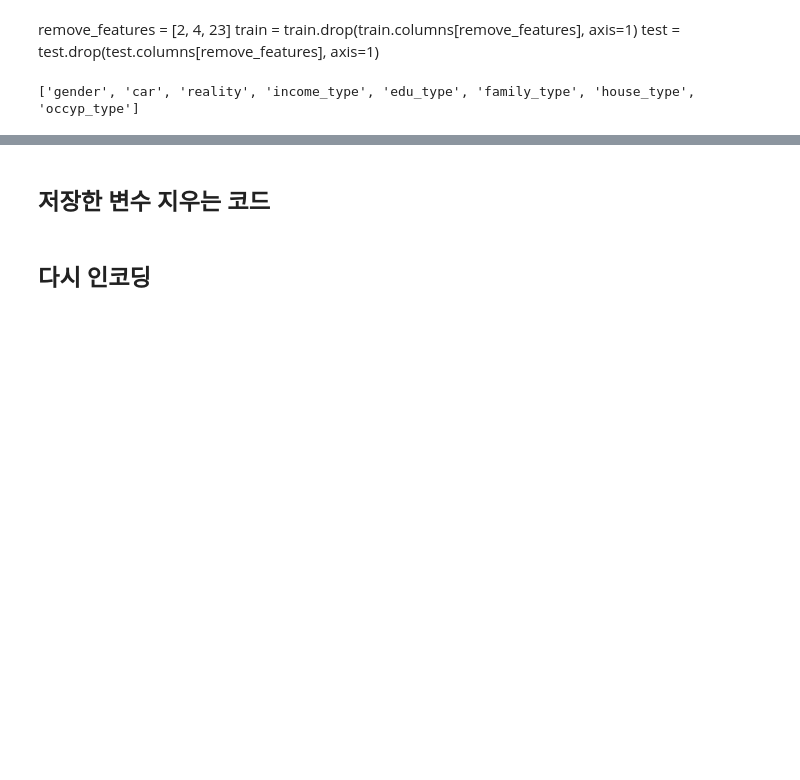
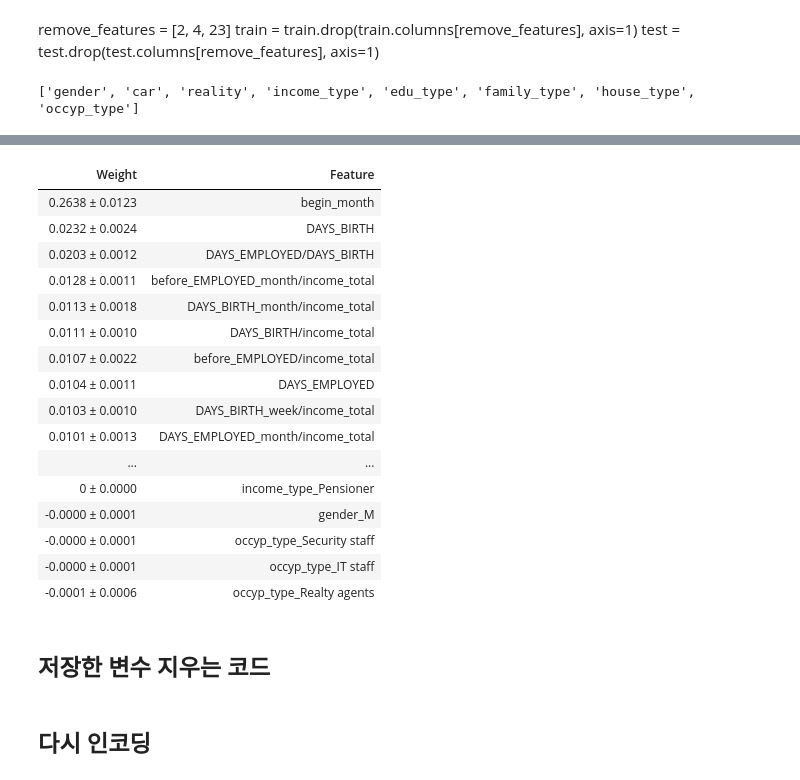
Before and after one commit to AIdward/predict-card-delay-users, a Jupyter notebook: 0516.ipynb, the cells around one changed output, grey strips where cells are left out. Drawn from its saved outputs; the diff is of its cells as text; code cells hidden in the pictures; blank space fills up the shorter version.

```diff
--- a/0516.ipynb
+++ b/0516.ipynb
@@ -152,3 +199,32 @@ test_x = test_noh.copy()
+# %%
+import eli5
+from eli5.sklearn import PermutationImportance
+
+train_X, val_X, train_y, val_y = train_test_split(train_x, train_y, stratify=train_y, random_state=10086)
+clf=LGBMClassifier()
+clf.fit(train_X, train_y)
+y_pred=clf.predict_proba(val_X)
+
+perm = PermutationImportance(clf, scoring='neg_log_loss', random_state=10086).fit(val_X, val_y)
+eli5.show_weights(perm, top = 80, feature_names = val_X.columns.tolist())
+# %% [output]
+| Weight | Feature |
+| 0.2638 ± 0.0123 | begin_month |
+| 0.0232 ± 0.0024 | DAYS_BIRTH |
+| 0.0203 ± 0.0012 | DAYS_EMPLOYED/DAYS_BIRTH |
+| 0.0128 ± 0.0011 | before_EMPLOYED_month/income_total |
+| 0.0113 ± 0.0018 | DAYS_BIRTH_month/income_total |
+| 0.0111 ± 0.0010 | DAYS_BIRTH/income_total |
+| 0.0107 ± 0.0022 | before_EMPLOYED/income_total |
+| 0.0104 ± 0.0011 | DAYS_EMPLOYED |
+| 0.0103 ± 0.0010 | DAYS_BIRTH_week/income_total |
+| 0.0101 ± 0.0013 | DAYS_EMPLOYED_month/income_total |
+| ... | ... |
+| 0 ± 0.0000 | income_type_Pensioner |
+| -0.0000 ± 0.0001 | gender_M |
+| -0.0000 ± 0.0001 | occyp_type_Security staff |
+| -0.0000 ± 0.0001 | occyp_type_IT staff |
+| -0.0001 ± 0.0006 | occyp_type_Realty agents |
 # %%
 # kfold = StratifiedKFold(n_splits=5, shuffle=True, random_state=0)
 # cv = np.zeros((train_x.shape[0], 3))
```
Also changed, not shown: parts of 10 cells of this notebook, 2 other files.
